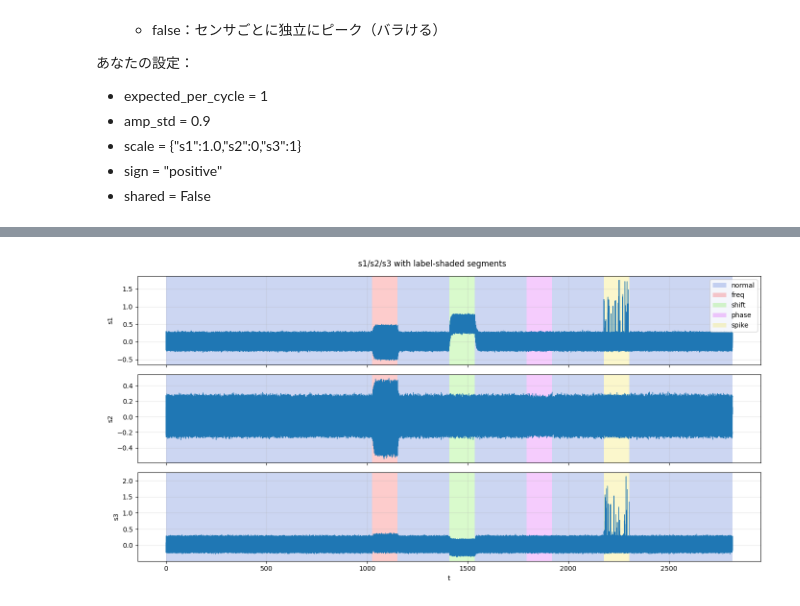
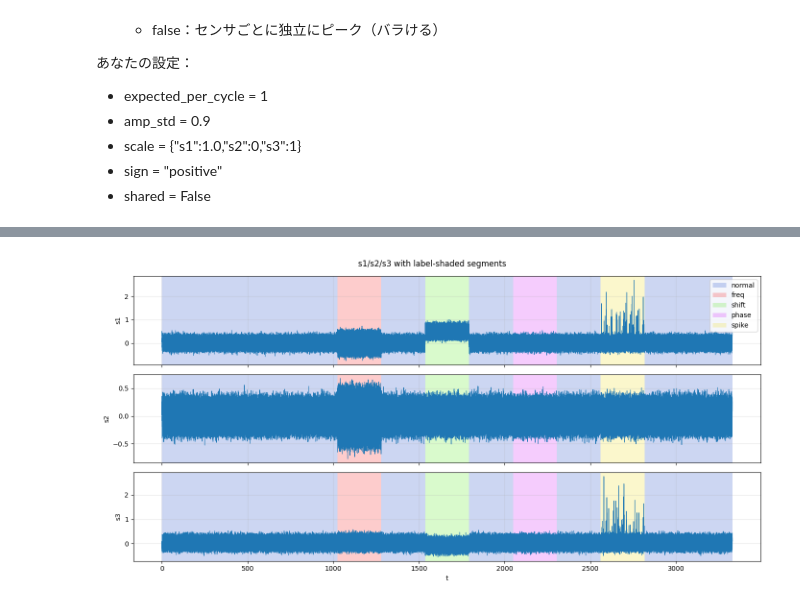
Before and after one commit to pal20010116/mystudy_alibi, a Jupyter notebook: notebooks/ドリフト検出/note用/周期的波形の異常検知/test_1_サンプルデータ生成.ipynb, the cells around one changed output, grey strips where cells are left out. Saved outputs shown, nothing was run; the diff lists cells and outputs as text; code cells hidden in the pictures.

```diff
--- a/notebooks/ドリフト検出/note用/周期的波形の異常検知/test_1_サンプルデータ生成.ipynb
+++ b/notebooks/ドリフト検出/note用/周期的波形の異常検知/test_1_サンプルデータ生成.ipynb
@@ -499,7 +533,7 @@ import matplotlib.pyplot as plt
 # =========================
 # 設定（必要ならここだけ変更）
 # =========================
-CSV_PATH = "data_test.csv"   # 生成したテストデータ
+CSV_PATH = "data_test_notSmooth.csv"   # 生成したテストデータ
 X_COL = "t"
 SEG_COL = "segment"
 LBL_COL = "label"            # ★ラベル列は1つ
@@ -569,31 +603,31 @@ for xs, xe, lab in zip(x_starts, x_ends, seg_lbls):
     color = LABEL_COLOR.get(int(lab), "white")
     for ax in axes:
         ax.axvspan(xs, xe, alpha=SPAN_ALPHA, color=color, linewidth=0)
 
 # 折れ線（必要なら間引き）
 idx = np.arange(0, len(df), DOWNSAMPLE_STEP)
 x_plot = df.loc[idx, X_COL].to_numpy()
 
 for ax, col in zip(axes, SENSOR_COLS):
     y_plot = df.loc[idx, col].to_numpy()
     ax.plot(x_plot, y_plot, linewidth=0.8)
     ax.set_ylabel(col)
     ax.grid(True, alpha=0.3)
 
 axes[-1].set_xlabel(X_COL)
 fig.suptitle("s1/s2/s3 with label-shaded segments", y=0.98)
 
 # 凡例（背景色の意味）
 unique_labs = sorted(set(int(v) for v in seg_lbls.tolist()))
 handles, labels = [], []
 for lab in unique_labs:
     c = LABEL_COLOR.get(int(lab), "white")
     patch = plt.Rectangle((0, 0), 1, 1, facecolor=c, alpha=SPAN_ALPHA, edgecolor="none")
     handles.append(patch)
     labels.append(LABEL_NAME.get(int(lab), f"label={int(lab)}"))
 axes[0].legend(handles, labels, loc="upper right")
 
 plt.tight_layout()
 plt.show()
 # %% [output]
-[figure, old version]
+[figure, new version]
```
Also changed, not shown: parts of 2 cells of this notebook, 5 other files.
